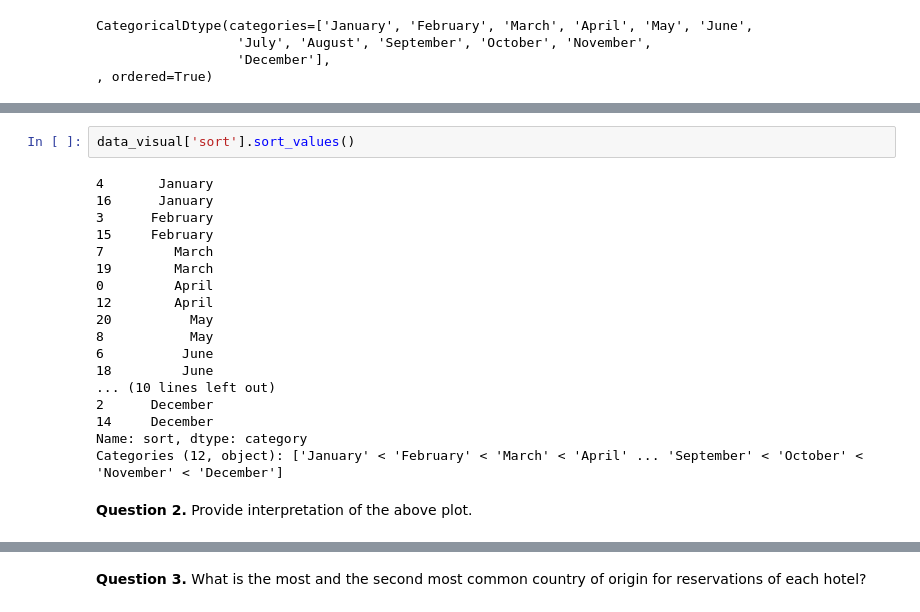
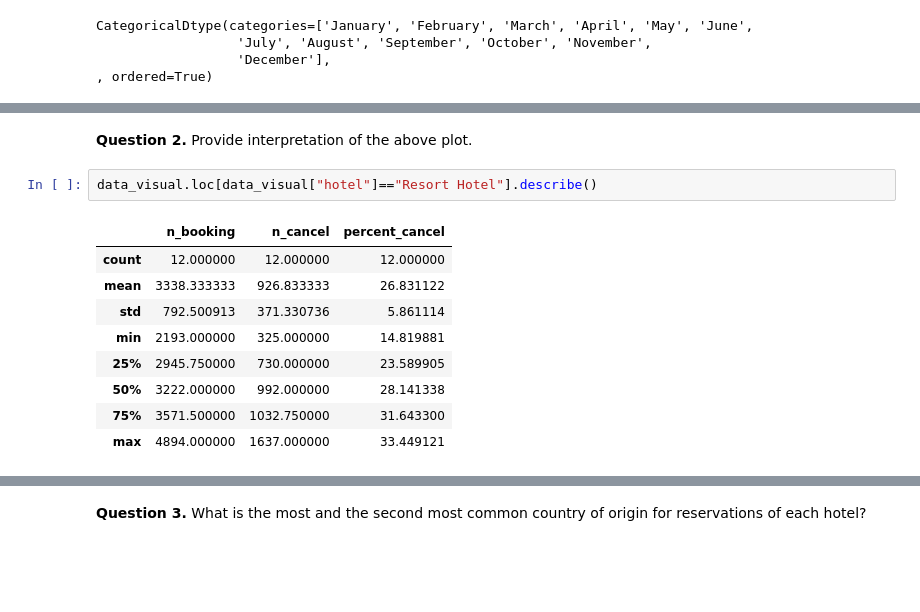
Before and after one commit to Noureddineidir/Applied-ML-ENSAE-Course-, a Jupyter notebook: TP2.ipynb, the cells around one changed output, grey strips where cells are left out. Cells and saved outputs as stored; diff of their text form; blank space fills up the shorter version.

```diff
--- a/TP2.ipynb
+++ b/TP2.ipynb
@@ -246,25 +246,17 @@ data_visual.drop(['sort'], axis=1, inplace=True)
 # %% [output]
 [interactive output not drawn]
 [interactive output not drawn]
-# %%
-data_visual['sort'].sort_values()
-# %% [output]
-4       January
-16      January
-3      February
-15     February
-7         March
-19        March
-0         April
-12        April
-20          May
-8           May
-6          June
-18         June
-... (10 lines left out)
-2      December
-14     December
-Name: sort, dtype: category
-Categories (12, object): ['January' < 'February' < 'March' < 'April' ... 'September' < 'October' < 'November' < 'December']
 # %% [markdown]
 **Question 2.** Provide interpretation of the above plot.
+# %%
+data_visual.loc[data_visual["hotel"]=="Resort Hotel"].describe()
+# %% [output]
+|  | n_booking | n_cancel | percent_cancel |
+| count | 12.000000 | 12.000000 | 12.000000 |
+| mean | 3338.333333 | 926.833333 | 26.831122 |
+| std | 792.500913 | 371.330736 | 5.861114 |
+| min | 2193.000000 | 325.000000 | 14.819881 |
+| 25% | 2945.750000 | 730.000000 | 23.589905 |
+| 50% | 3222.000000 | 992.000000 | 28.141338 |
+| 75% | 3571.500000 | 1032.750000 | 31.643300 |
+| max | 4894.000000 | 1637.000000 | 33.449121 |
```
Also changed, not shown: parts of 4 cells of this notebook.
